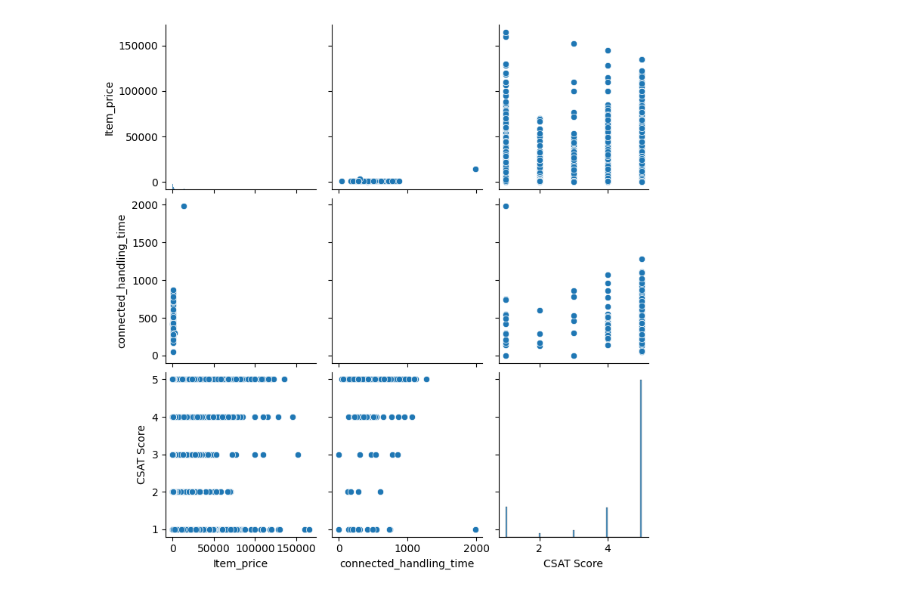
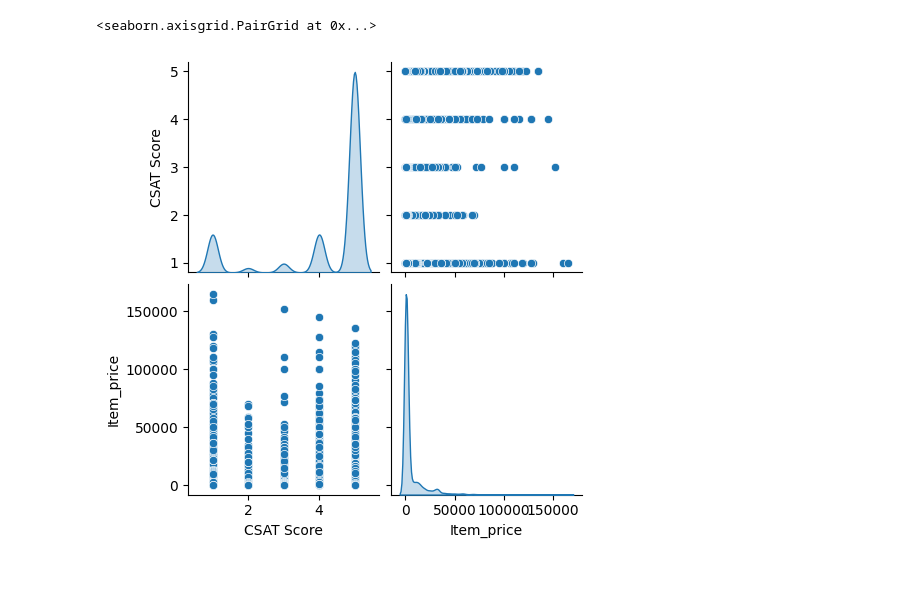
Before and after one commit to razan-wari/Gaza-Sky-Geeks, a Jupyter notebook: customer_support.ipynb, the cells around one changed output. Saved outputs shown, nothing was run; the diff lists cells and outputs as text; code cells hidden in the pictures.

```diff
--- a/customer_support.ipynb
+++ b/customer_support.ipynb
@@ -3,40 +3,23 @@
 # %%
 import warnings
 warnings.filterwarnings('ignore')
 
 #importing the libraries
 import numpy as np
 import pandas as pd
 import warnings
 warnings.filterwarnings('ignore')
 
 #importing the libraries
 import numpy as np
 import pandas as pd
 import matplotlib.pyplot as plt
 import seaborn as sns
 customer_support = pd.read_csv('/Customer_support_data.csv')
 customer_support.head()
-customer_support.info
-customer_support.describe()
-customer_support.columns
-sns.pairplot(customer_support)
-plt.show()
-
-from sklearn.model_selection import train_test_split
-
-np.random.seed(0)
-df_train, df_test = train_test_split(customer_support, train_size = 0.8, test_size = 0.2, random_state = 100)
-from sklearn.preprocessing import MinMaxScaler
-
-scaler = MinMaxScaler()
-num_vars = ['CSAT Score', 'Item_price']
-df_train[num_vars] = scaler.fit_transform(df_train[num_vars])
-df_train.head()
-df_train.describe()
-from sklearn.feature_selection import RFE
-from sklearn.linear_model import LinearRegression
-import statsmodels.api as sm
-from statsmodels.stats.outliers_influence import variance_inflation_factor
+train_customer_support = customer_support.sample(frac=0.8,random_state=0)
+test_dataset = customer_support.drop(train_customer_support.index)
+sns.pairplot(train_customer_support[["CSAT Score", "Item_price", "Issue_reported at", "issue_responded"]], diag_kind="kde")
 # %% [output]
+<seaborn.axisgrid.PairGrid at 0x...>
-[figure, old version]
+[figure, new version]
```
